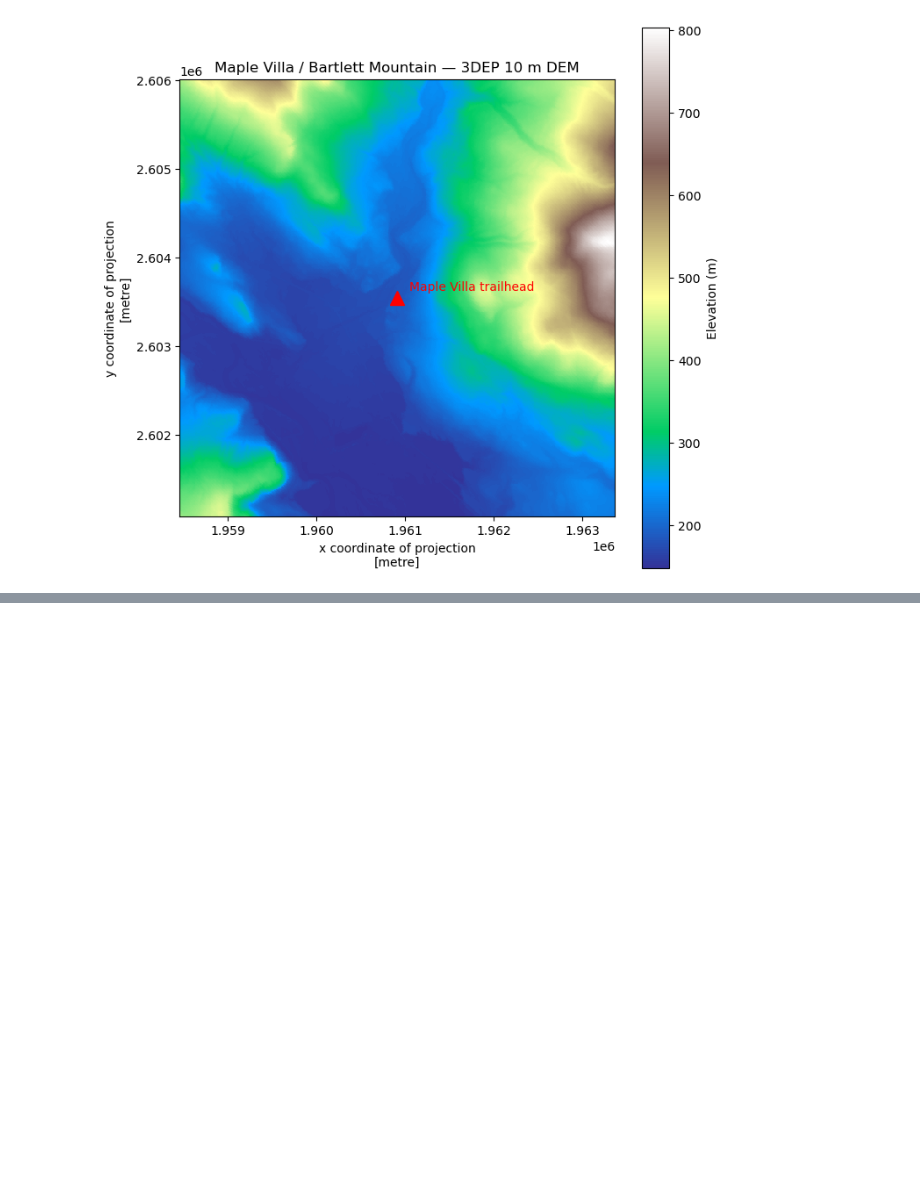
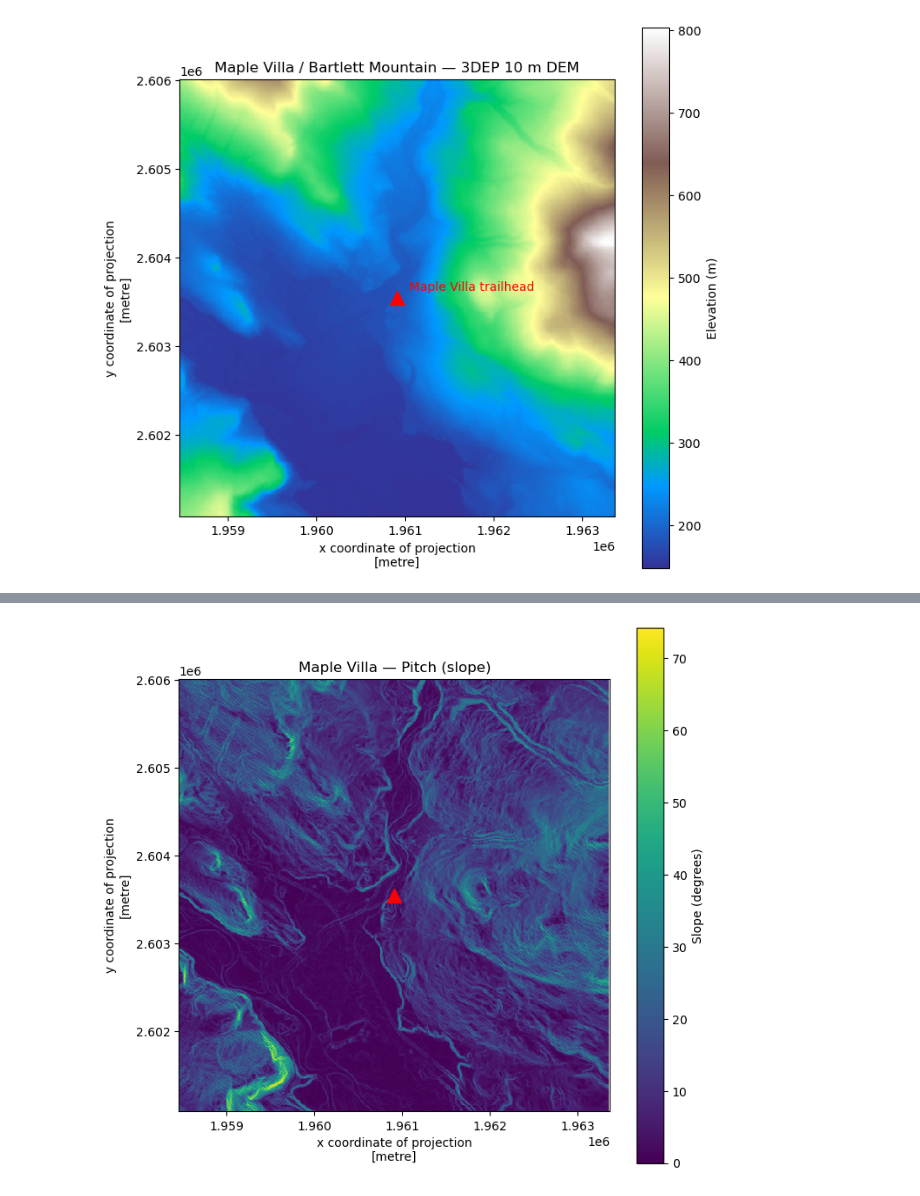
Before and after one commit to wernerns/POACH, a Jupyter notebook: notebooks/01_maple_villa_dem.ipynb, the cells around one changed output, grey strips where cells are left out. Drawn from its saved outputs; the diff is of its cells as text; code cells hidden in the pictures; blank space fills up the shorter version.

Commit message:
Add slope/aspect layers and tuned Pitch score

```diff
--- a/notebooks/01_maple_villa_dem.ipynb
+++ b/notebooks/01_maple_villa_dem.ipynb
@@ -72,3 +73,7 @@ ax.set_aspect("equal")
 plt.show()
 # %% [output]
 [figure]
+# %%
+# Pitch: slope steepness in degrees, derived from the DEM.
+slope = xrspatial.slope(dem)
+slope
@@ -74,0 +120,9 @@ plt.show()
+# %%
+fig, ax = plt.subplots(figsize=(8, 8))
+slope.plot(ax=ax, cmap="viridis", cbar_kwargs={"label": "Slope (degrees)"})
+ax.plot(trail_x, trail_y, marker="^", color="red", markersize=12)
+ax.set_title("Maple Villa — Pitch (slope)")
+ax.set_aspect("equal")
+plt.show()
+# %% [output]
+[figure, added]
```
Also changed, not shown: parts of 7 cells of this notebook.
